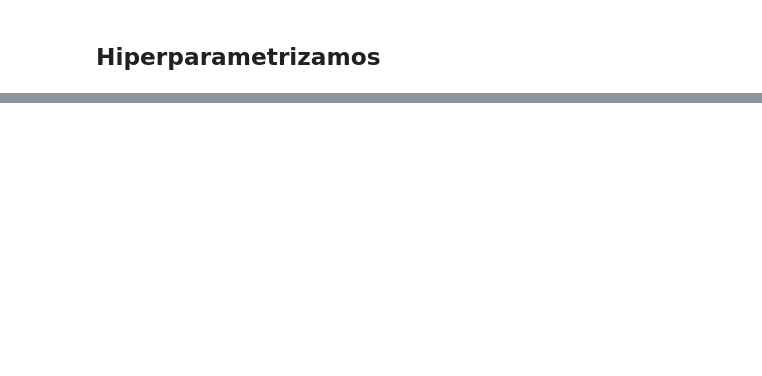
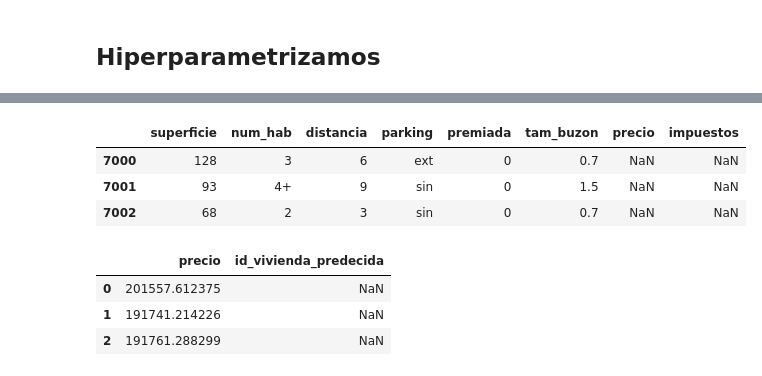
Before and after one commit to Unbiunio/Machine-learning, a Jupyter notebook: test.ipynb, the cells around one changed output, grey strips where cells are left out. Cells and saved outputs as stored; diff of their text form; code cells hidden in the pictures; blank space fills up the shorter version.

```diff
--- a/test.ipynb
+++ b/test.ipynb
@@ -330,3 +352,5 @@ del(df_predecir["id_vivienda"])
+# %%
+df_predecir = df_predecir.drop("id_vivienda", axis=1)
 # %%
 # superficio la paso a int
 df["superficie"] = df["superficie"].astype("int64")
@@ -768,0 +864,7 @@ parameters = {"learning_rate": [0.01, 0.03, 0.05, 0.1, 0.15],
+# %%
+df_predecir
+# %% [output]
+|  | superficie | num_hab | distancia | parking | premiada | tam_buzon | precio | impuestos |
+| 7000 | 128 | 3 | 6 | ext | 0 | 0.7 | NaN | NaN |
+| 7001 | 93 | 4+ | 9 | sin | 0 | 1.5 | NaN | NaN |
+| 7002 | 68 | 2 | 3 | sin | 0 | 0.7 | NaN | NaN |
@@ -768,0 +873,7 @@ parameters = {"learning_rate": [0.01, 0.03, 0.05, 0.1, 0.15],
+# %%
+df_predicciones
+# %% [output]
+|  | precio | id_vivienda_predecida |
+| 0 | 201557.612375 | NaN |
+| 1 | 191741.214226 | NaN |
+| 2 | 191761.288299 | NaN |
```
Also changed, not shown: parts of 33 cells of this notebook, 4 other files.
